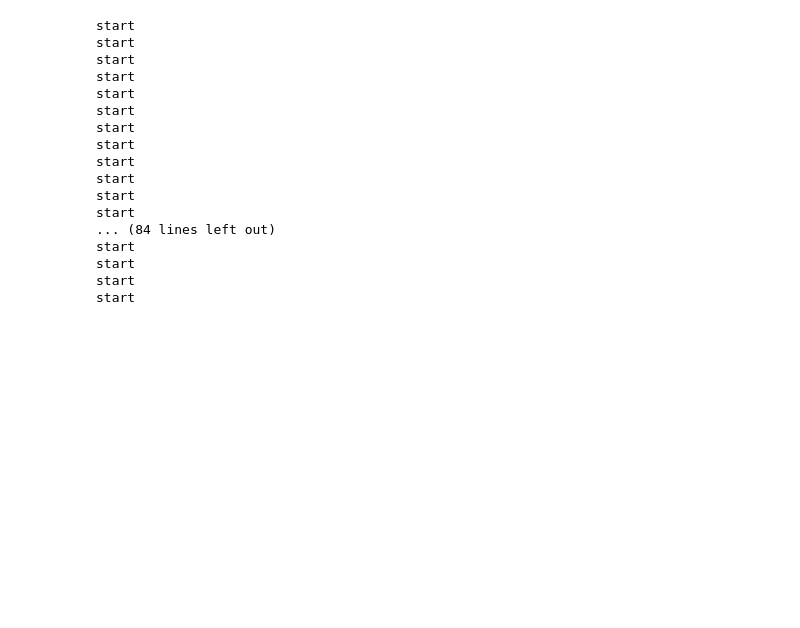
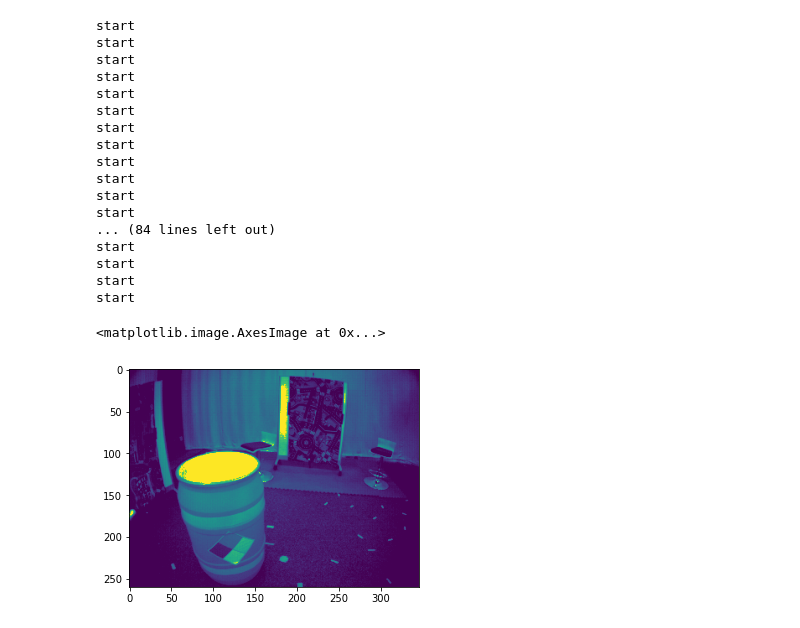
Before and after one commit to abdullaayyad96/DVSDepthLearning, a Jupyter notebook: pre_process.ipynb, the cells around one changed output. Cells and saved outputs as stored; diff of their text form; code cells hidden in the pictures; blank space fills up the shorter version.

```diff
--- a/pre_process.ipynb
+++ b/pre_process.ipynb
@@ -96,3 +91,11 @@ frame_images = SelectFrames(event_data['davis']['left'].keys())
+# %%
+frame_images = SelectFrames(event_data['davis']['left']['images_raw'], event_data['davis']['left']['images_raw_ts'], time_steps))
+frame_images = SelectFrames(gt_data['davis']['left']['depth_images_rect'], gt_data['davis']['left']['depth_images_rect_ts'], time_steps))
+# %%
+plt.imshow(frame_images[70])
+# %% [output]
+<matplotlib.image.AxesImage at 0x...>
+[figure, added]
 # %%
 plt.imshow(depth_images[70])
 # %% [output]
```
Also changed, not shown: parts of 21 cells of this notebook.
